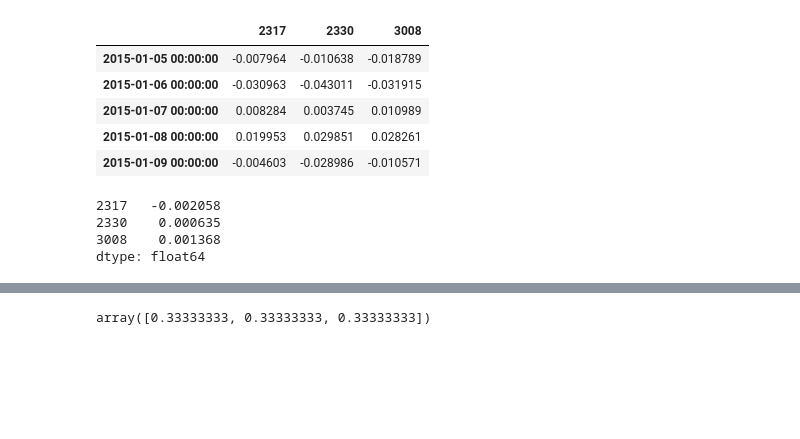
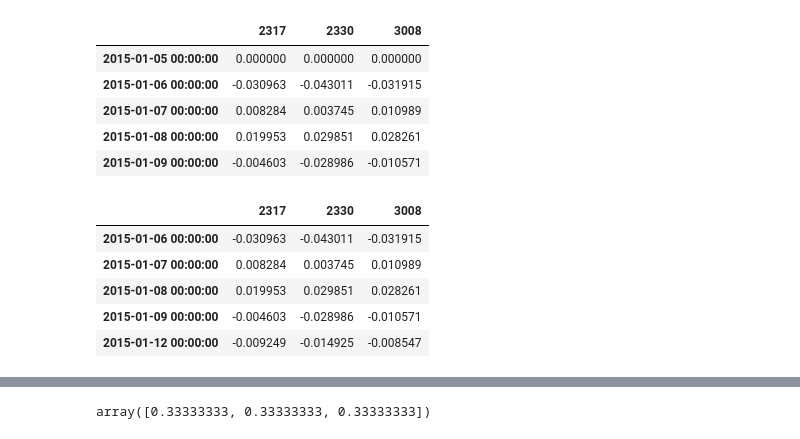
Before and after one commit to phogbinh/NTUT2020FallAlgorithmicTrading, a Jupyter notebook: class-20201022/process_then_analyze_data.ipynb, the cells around one changed output, grey strips where cells are left out. Cells and saved outputs as stored; diff of their text form; code cells hidden in the pictures; blank space fills up the shorter version.

```diff
--- a/class-20201022/process_then_analyze_data.ipynb
+++ b/class-20201022/process_then_analyze_data.ipynb
@@ -6,39 +6,41 @@ import seaborn as sns
 # %%
 stock_list = ['2317', '2330', '3008']
 
 stock_r = pd.DataFrame() # [stock] [r]eturns
 
 for stock_name in stock_list:
     df = pd.read_csv(stock_name + '.csv', header=None)
     df = df[[0, 6]]
     df.columns = ['date', 'close']
     taiwan_date = df['date'].str.split('/', expand=True)
     years = taiwan_date[0].astype(int) + 1911
     df['date'] = years.astype(str) + '/' + taiwan_date[1] + '/' + taiwan_date[2]
     df['date'] = pd.to_datetime(df['date'], format='%Y%m%d %H:%M:%S')
-    df['close'] = df['close'].replace('--', 0).astype(float)
+    df['close'] = df['close'].replace('--', np.nan).astype(float) # replace '--' with NaN is pretty weird. I think 0 is a better candidate.
+    df = df[ (df['date'] > '2015') & (df['date'] < '2017') ]
     df['return'] = df['close'].pct_change().fillna(0)
-    df = df[ (df['date'] > '2015') & (df['date'] < '2017') ]
     df.index = df['date'] # if this step is omitted NaN will appear. Why? Because the indices are different from three data, they will only become the same should we make them the dates.
     stock_r = pd.concat( [ stock_r, df['return'] ], axis=1 )
 
 stock_r.columns = stock_list
 stock_r.head()
 # %% [output]
 |  | 2317 | 2330 | 3008 |
-| 2015-01-05 00:00:00 | -0.007964 | -0.010638 | -0.018789 |
+| 2015-01-05 00:00:00 | 0.000000 | 0.000000 | 0.000000 |
 | 2015-01-06 00:00:00 | -0.030963 | -0.043011 | -0.031915 |
 | 2015-01-07 00:00:00 | 0.008284 | 0.003745 | 0.010989 |
 | 2015-01-08 00:00:00 | 0.019953 | 0.029851 | 0.028261 |
 | 2015-01-09 00:00:00 | -0.004603 | -0.028986 | -0.010571 |
-# %%
-stock_r['2317'] = stock_r['2317'].replace(np.inf, 0)
-stock_r.mean()
-# %% [output]
-2317   -0.002058
-2330    0.000635
-3008    0.001368
-dtype: float64
+# %%
+stock_r = stock_r[1:]
+stock_r.head()
+# %% [output]
+|  | 2317 | 2330 | 3008 |
+| 2015-01-06 00:00:00 | -0.030963 | -0.043011 | -0.031915 |
+| 2015-01-07 00:00:00 | 0.008284 | 0.003745 | 0.010989 |
+| 2015-01-08 00:00:00 | 0.019953 | 0.029851 | 0.028261 |
+| 2015-01-09 00:00:00 | -0.004603 | -0.028986 | -0.010571 |
+| 2015-01-12 00:00:00 | -0.009249 | -0.014925 | -0.008547 |
 # %%
 sns.heatmap(stock_r.corr(), cmap='Blues')
 # %% [output]
```
Also changed, not shown: parts of 10 cells of this notebook.
